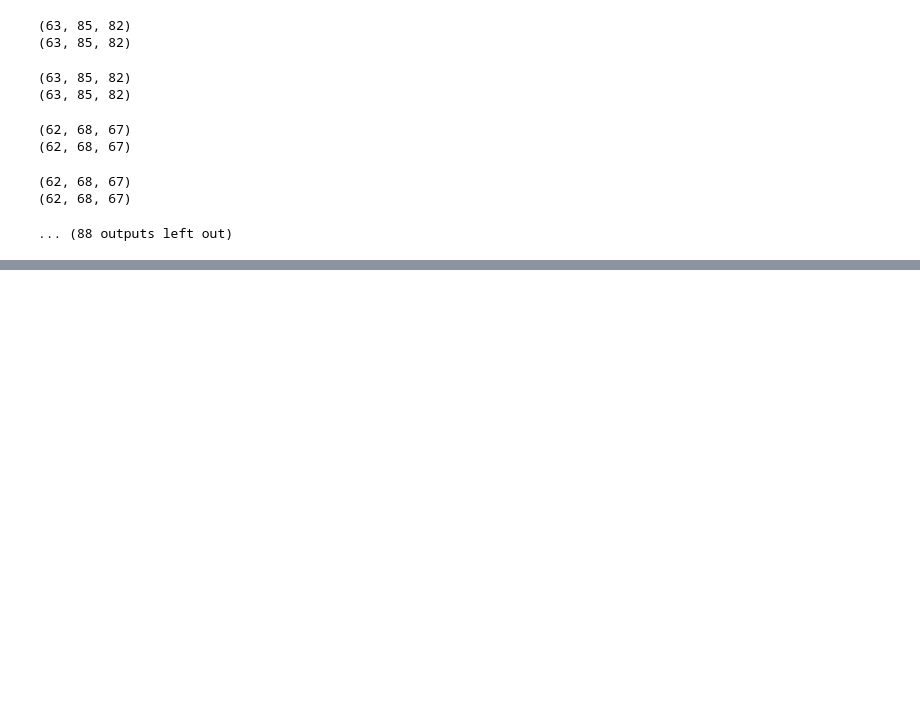
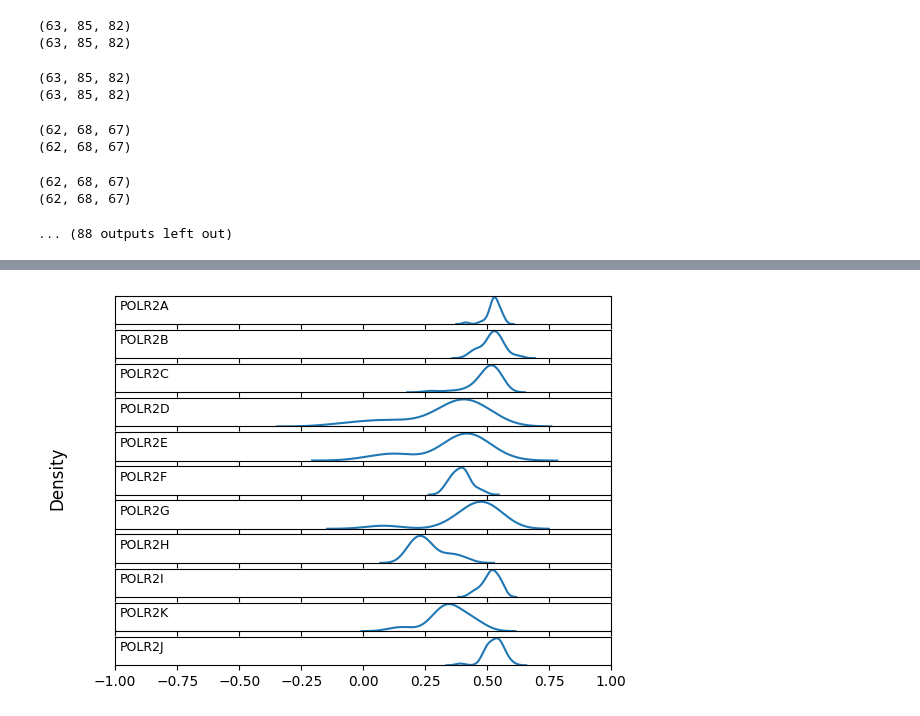
Before and after one commit to amulyagarimella/intranuclear-structures, a Jupyter notebook: compare_subunits_v1.ipynb, the cells around one changed output, grey strips where cells are left out. Saved outputs shown, nothing was run; the diff lists cells and outputs as text; code cells hidden in the pictures; blank space fills up the shorter version.

```diff
--- a/compare_subunits_v1.ipynb
+++ b/compare_subunits_v1.ipynb
@@ -505,0 +500,4 @@ with open("pol_corrs_perframe.pickle", "wb") as output_file:
+# %%
+plot_subunit_kde_shiftedres(hoechst_euc_corrs_shifted)
+# %% [output]
+[figure, added]
```
Also changed, not shown: parts of 39 cells of this notebook, 1 other file.
